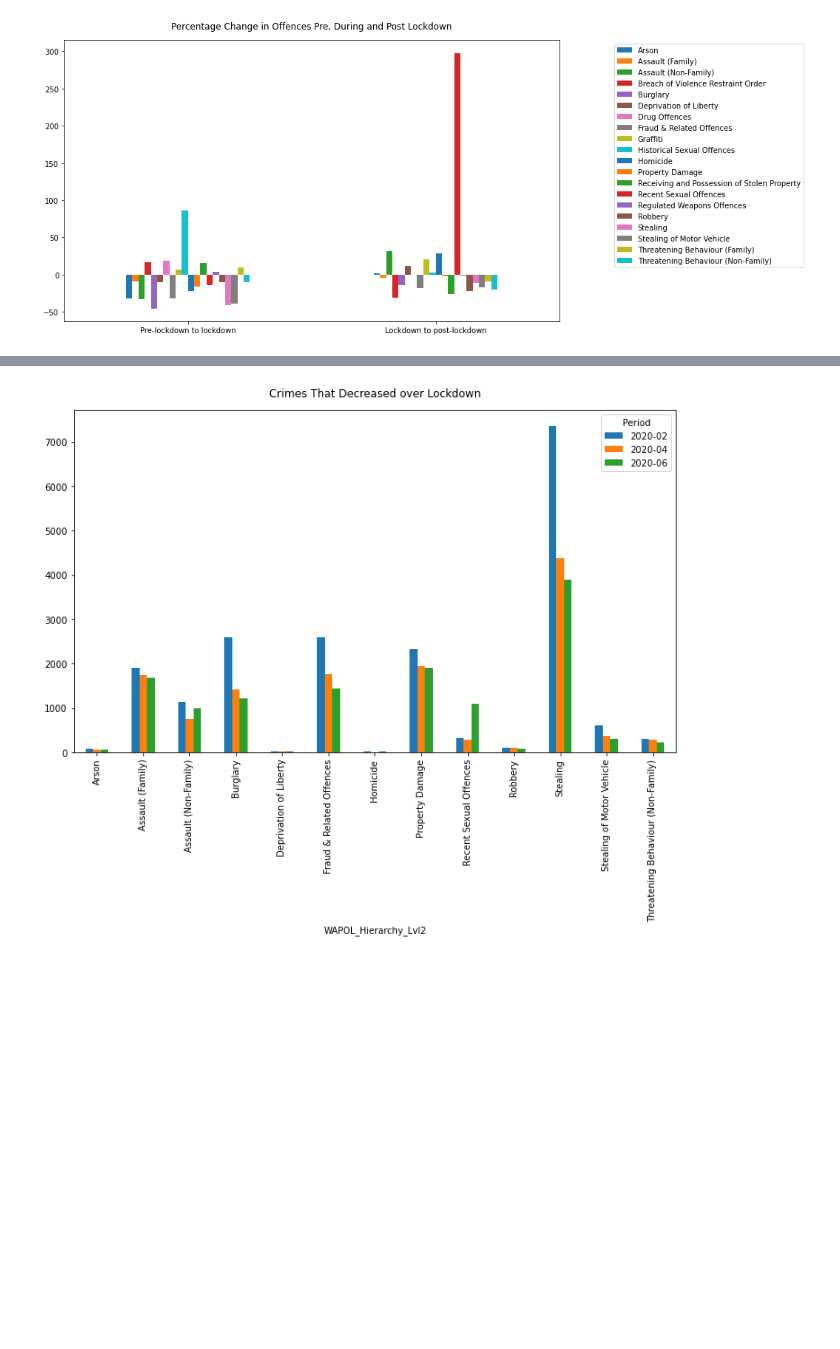
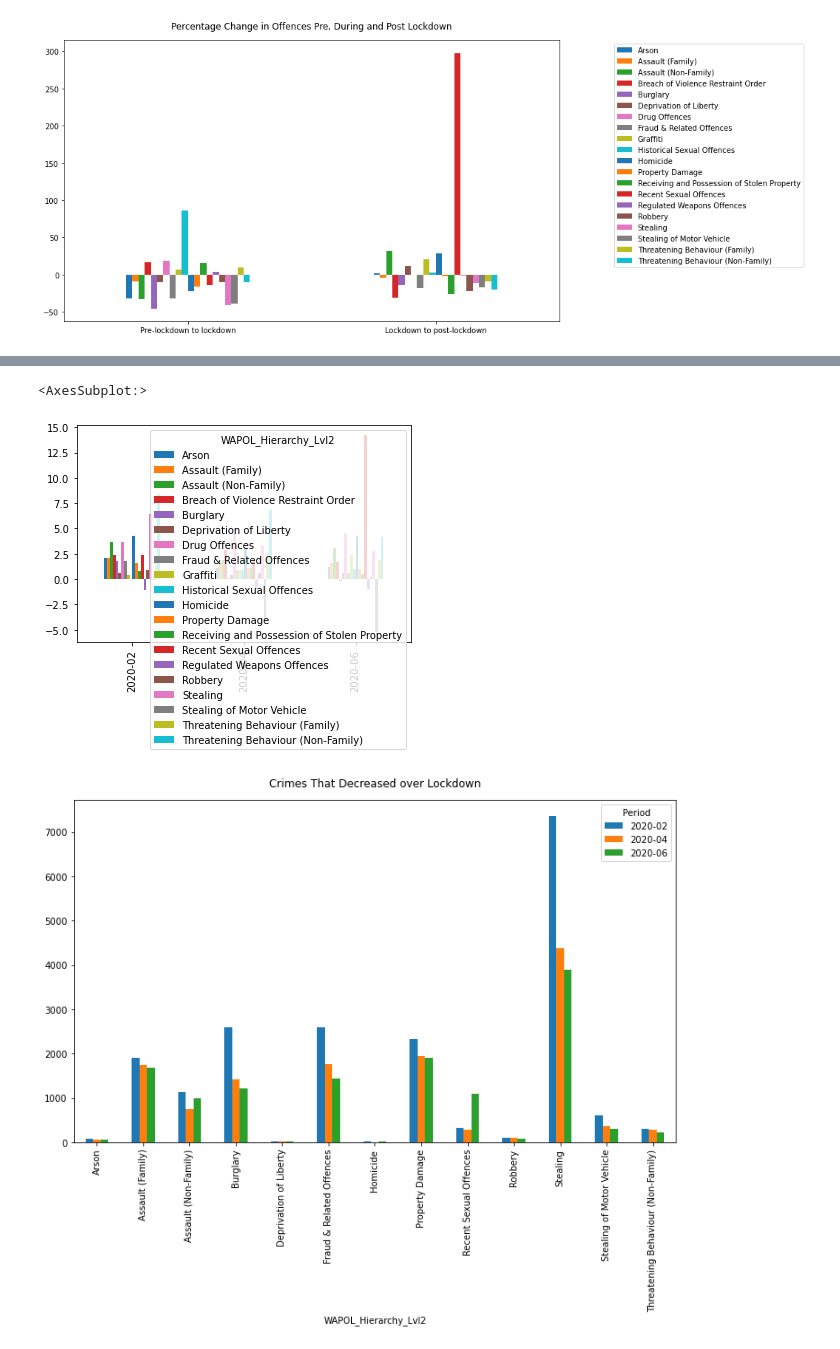
Before and after one commit to FernB/WACrimeRatesCovid19, a Jupyter notebook: WACrimeStatistics.ipynb, the cells around one changed output, grey strips where cells are left out. Cells and saved outputs as stored; diff of their text form; code cells hidden in the pictures; blank space fills up the shorter version.

Commit message:
standardised graphs

```diff
--- a/WACrimeStatistics.ipynb
+++ b/WACrimeStatistics.ipynb
@@ -440,9 +440,10 @@ Yearlydf['Year from stamp']= Yearlydf['Period'].dt.strftime('%Y')
 Yearlydf['Month from stamp']= Yearlydf['Period'].dt.strftime('%m')
 #Yearlydf = Yearlydf.groupby(['WAPOL_Hierarchy_Lvl2','Year from stamp'])['COUNT_of_Offnc_ID'].sum().reset_index()
 #Yearlydf= Yearlydf.pivot(index='Year from stamp', columns='WAPOL_Hierarchy_Lvl2', values='COUNT_of_Offnc_ID')
-Yearlydf=Yearlydf.groupby(['WAPOL_Hierarchy_Lvl2','Year from stamp'])['COUNT_of_Offnc_ID'].mean().reset_index()
-
-yearlycrimespivotwa = Yearlydf.pivot(index='Year from stamp', columns='WAPOL_Hierarchy_Lvl2', values='COUNT_of_Offnc_ID')
+Meandf=Yearlydf.groupby(['WAPOL_Hierarchy_Lvl2','Year from stamp'])['COUNT_of_Offnc_ID'].mean().reset_index()
+STDdf=Yearlydf.groupby(['WAPOL_Hierarchy_Lvl2','Year from stamp'])['COUNT_of_Offnc_ID'].std().reset_index()
+yearlycrimespivotwa = Meandf.pivot(index='Year from stamp', columns='WAPOL_Hierarchy_Lvl2', values='COUNT_of_Offnc_ID')
+yearlystdpivotwa = STDdf.pivot(index='Year from stamp', columns='WAPOL_Hierarchy_Lvl2', values='COUNT_of_Offnc_ID')
 YT = yearlycrimespivotwa.transpose()
 YT.plot.bar(figsize=(12,7))
 # %% [output]
@@ -623 +602,23 @@ standardised
+# %%
+
+mean = yearlycrimespivotwa.T
+std = yearlystdpivotwa.T
+
+sdf = pd.merge(Transposed2,mean["2019"],on='WAPOL_Hierarchy_Lvl2')
+sdf = pd.merge(sdf,std["2019"],on='WAPOL_Hierarchy_Lvl2')
+mean["2019"]
+std["2019"]
+standardised = (Transposed2["2020-02"]-mean['2019'])/std["2019"]
+
+
+#df = sdf.apply(lambda x: Transposed2[x] in ['b', 'f'] else x, axis=1)
+# #df = sdf.apply(lambda x: max(len(x['2020-2']), len(x['b'])), axis=1)
+std_df = pd.DataFrame()
+# hotel_df.loc[index, 'Hotel Name'] = results[0]['name']
+for column in Transposed2:
+    std_df[column] = (Transposed2[column]-mean['2019'])/std["2019"]
+std_df.T.plot(kind="bar")
+# %% [output]
+<AxesSubplot:>
+[figure, added]
 # %%
```
Also changed, not shown: parts of 2 cells of this notebook.
